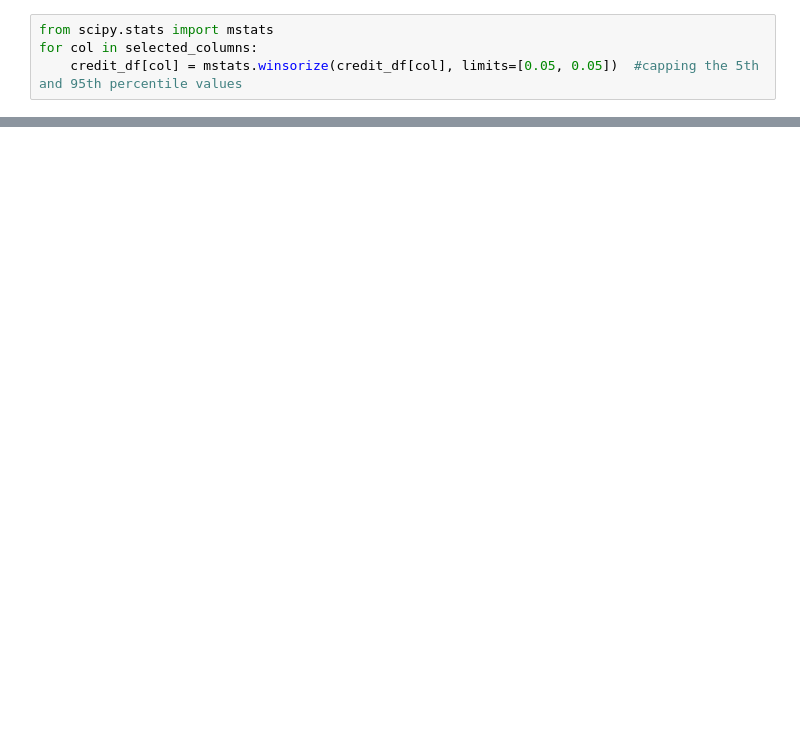
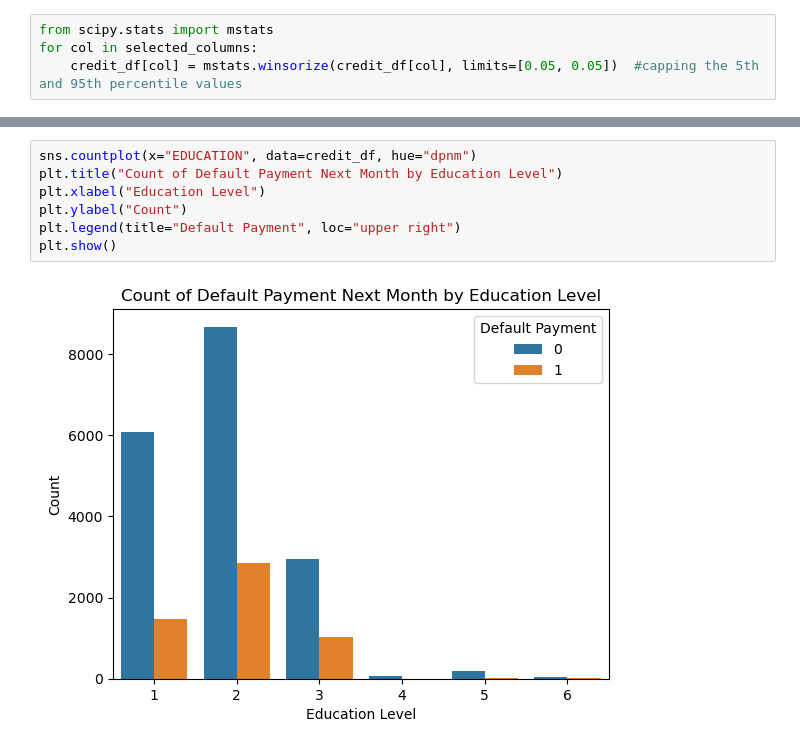
Before and after one commit to Mctavish07/ML-Projects, a Jupyter notebook: Credit Card Default/credit_default.ipynb, the cells around one changed output, grey strips where cells are left out. Drawn from its saved outputs; the diff is of its cells as text; blank space fills up the shorter version.

```diff
--- a/Credit Card Default/credit_default.ipynb
+++ b/Credit Card Default/credit_default.ipynb
@@ -281,0 +183,9 @@ ValueError: operands could not be broadcast together with shapes (9,) (10,)
+# %%
+sns.countplot(x="EDUCATION", data=credit_df, hue="dpnm")
+plt.title("Count of Default Payment Next Month by Education Level")
+plt.xlabel("Education Level")
+plt.ylabel("Count")
+plt.legend(title="Default Payment", loc="upper right")
+plt.show()
+# %% [output]
+[figure, added]
```
Also changed, not shown: parts of 27 cells of this notebook.
